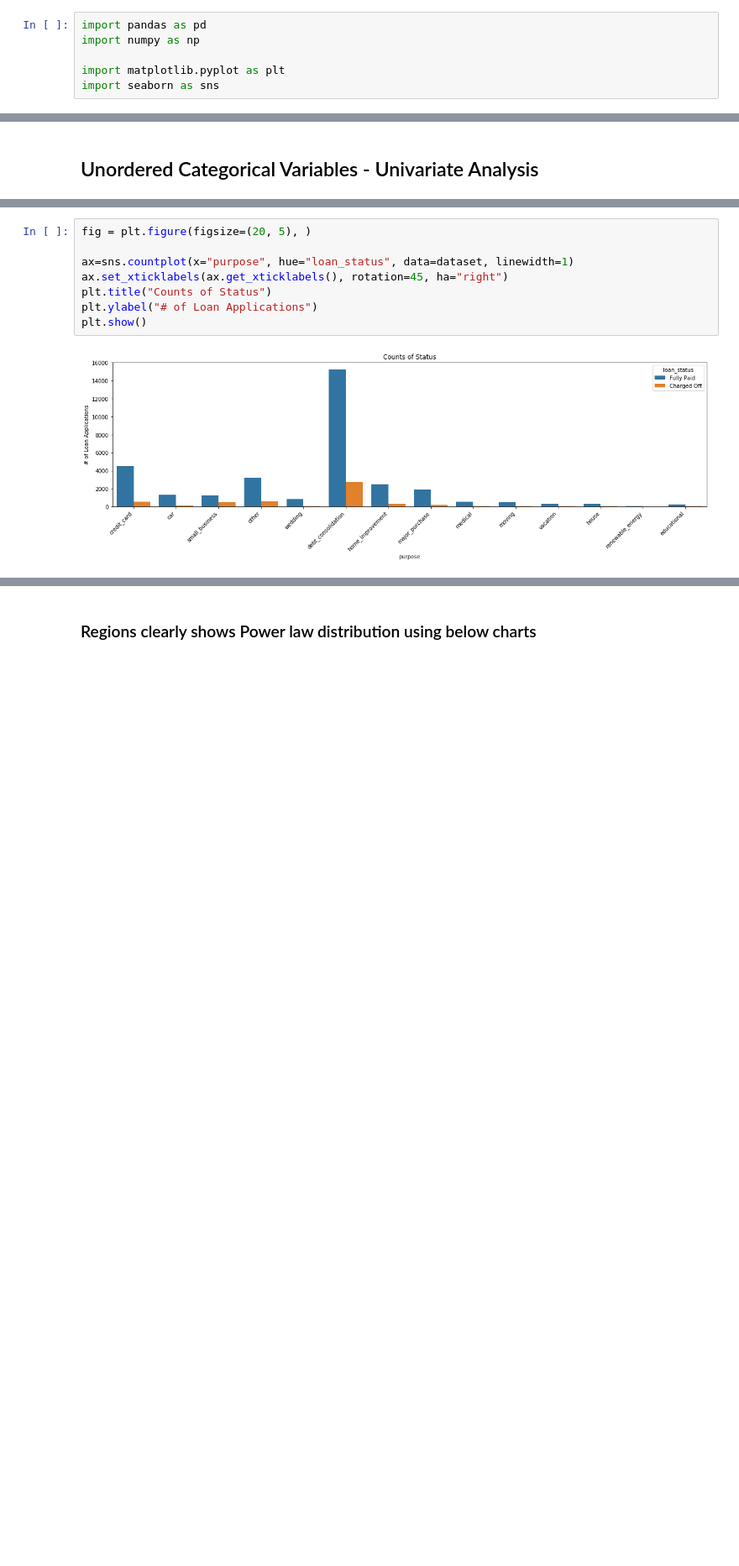
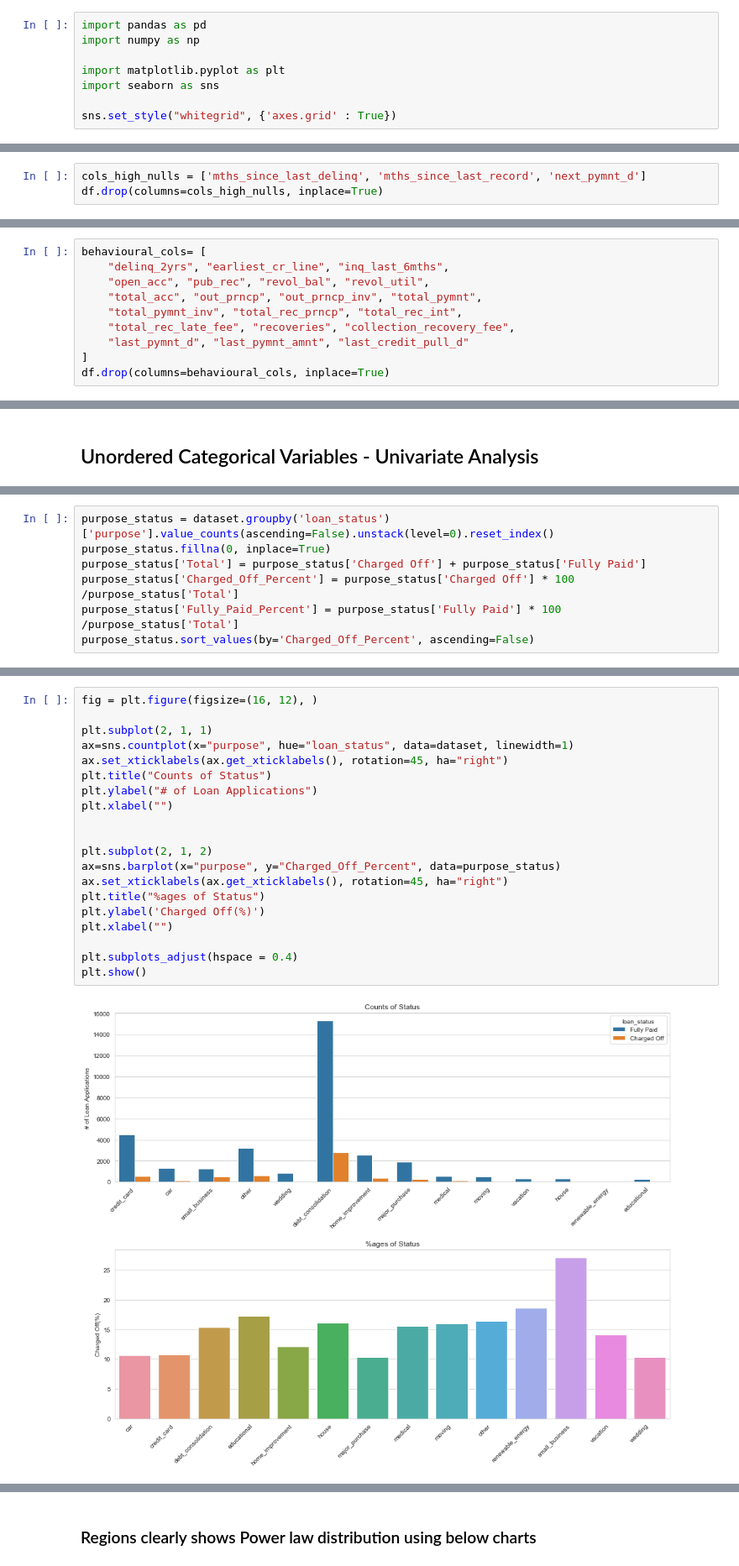
Before and after one commit to arpitjoshi/case-study-2, a Jupyter notebook: notebook.ipynb, the cells around one changed output, grey strips where cells are left out. Shown at 84% size. Saved outputs shown, nothing was run; the diff lists cells and outputs as text; blank space fills up the shorter version.

```diff
--- a/notebook.ipynb
+++ b/notebook.ipynb
@@ -6,6 +6,8 @@ import numpy as np
 
 import matplotlib.pyplot as plt
 import seaborn as sns
+
+sns.set_style("whitegrid", {'axes.grid' : True})
 # %%
 df = pd.read_csv("loan.csv", encoding="UTF-8", dtype={'next_pymnt_d': object})
 pd.set_option('display.max_columns', 150)
@@ -236,0 +241,3 @@ dtype: float64
+# %%
+cols_high_nulls = ['mths_since_last_delinq', 'mths_since_last_record', 'next_pymnt_d']
+df.drop(columns=cols_high_nulls, inplace=True)
@@ -236,0 +248,10 @@ dtype: float64
+# %%
+behavioural_cols= [
+    "delinq_2yrs", "earliest_cr_line", "inq_last_6mths",
+    "open_acc", "pub_rec", "revol_bal", "revol_util",
+    "total_acc", "out_prncp", "out_prncp_inv", "total_pymnt",
+    "total_pymnt_inv", "total_rec_prncp", "total_rec_int",
+    "total_rec_late_fee", "recoveries", "collection_recovery_fee",
+    "last_pymnt_d", "last_pymnt_amnt", "last_credit_pull_d"
+]
+df.drop(columns=behavioural_cols, inplace=True)
@@ -274,0 +404,7 @@ plt.show()
+# %%
+purpose_status = dataset.groupby('loan_status')['purpose'].value_counts(ascending=False).unstack(level=0).reset_index()
+purpose_status.fillna(0, inplace=True)
+purpose_status['Total'] = purpose_status['Charged Off'] + purpose_status['Fully Paid']
+purpose_status['Charged_Off_Percent'] = purpose_status['Charged Off'] * 100 /purpose_status['Total']
+purpose_status['Fully_Paid_Percent'] = purpose_status['Fully Paid'] * 100 /purpose_status['Total']
+purpose_status.sort_values(by='Charged_Off_Percent', ascending=False)
@@ -275,10 +427,22 @@ plt.show()
 # %%
-fig = plt.figure(figsize=(20, 5), )
+fig = plt.figure(figsize=(16, 12), )
 
+plt.subplot(2, 1, 1)
 ax=sns.countplot(x="purpose", hue="loan_status", data=dataset, linewidth=1)
 ax.set_xticklabels(ax.get_xticklabels(), rotation=45, ha="right")
 plt.title("Counts of Status")
 plt.ylabel("# of Loan Applications")
+plt.xlabel("")
+
+
+plt.subplot(2, 1, 2)
+ax=sns.barplot(x="purpose", y="Charged_Off_Percent", data=purpose_status)
+ax.set_xticklabels(ax.get_xticklabels(), rotation=45, ha="right")
+plt.title("%ages of Status")
+plt.ylabel('Charged Off(%)')
+plt.xlabel("")
+
+plt.subplots_adjust(hspace = 0.4)
 plt.show()
 # %% [output]
-[figure, old version]
+[figure, new version]
```
Also changed, not shown: parts of 43 cells of this notebook.
